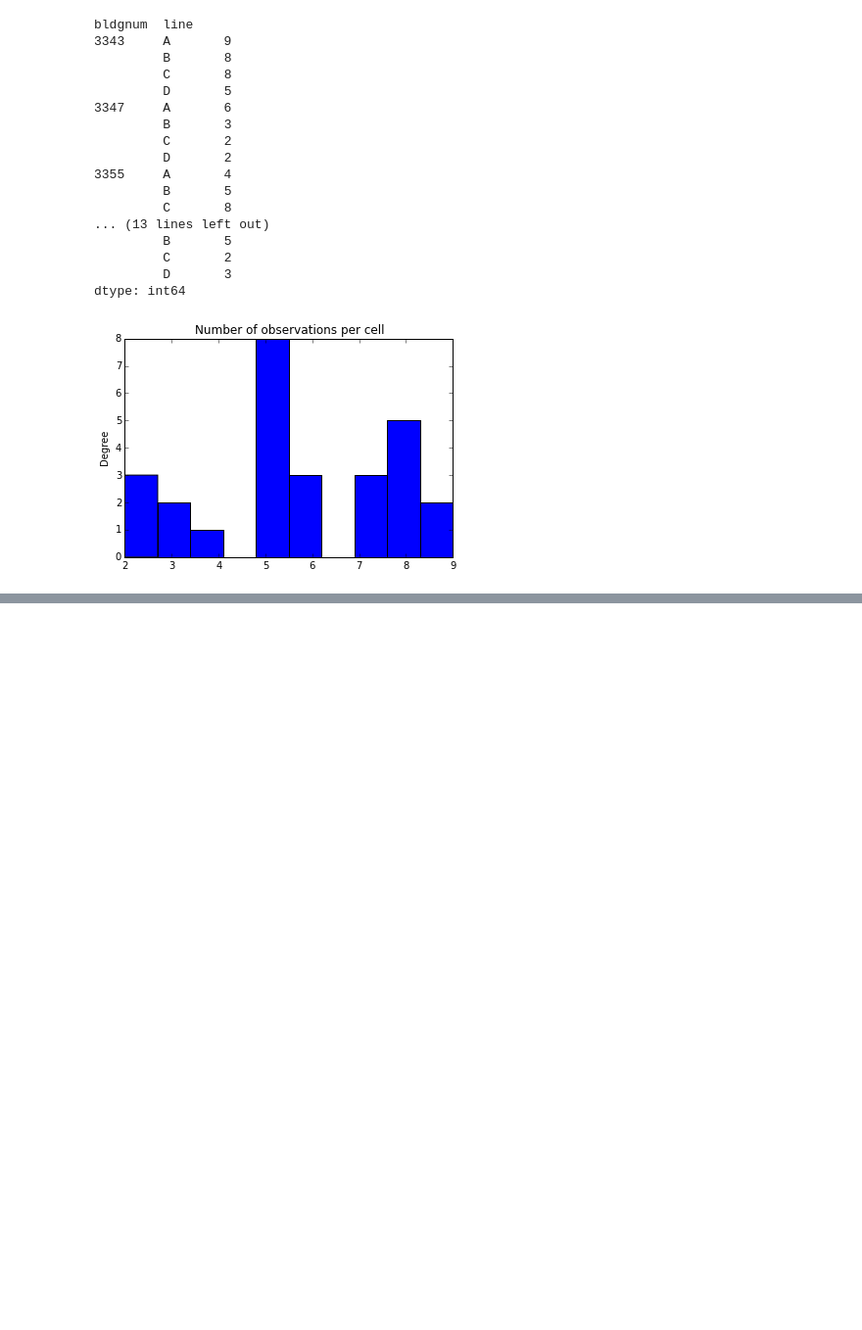
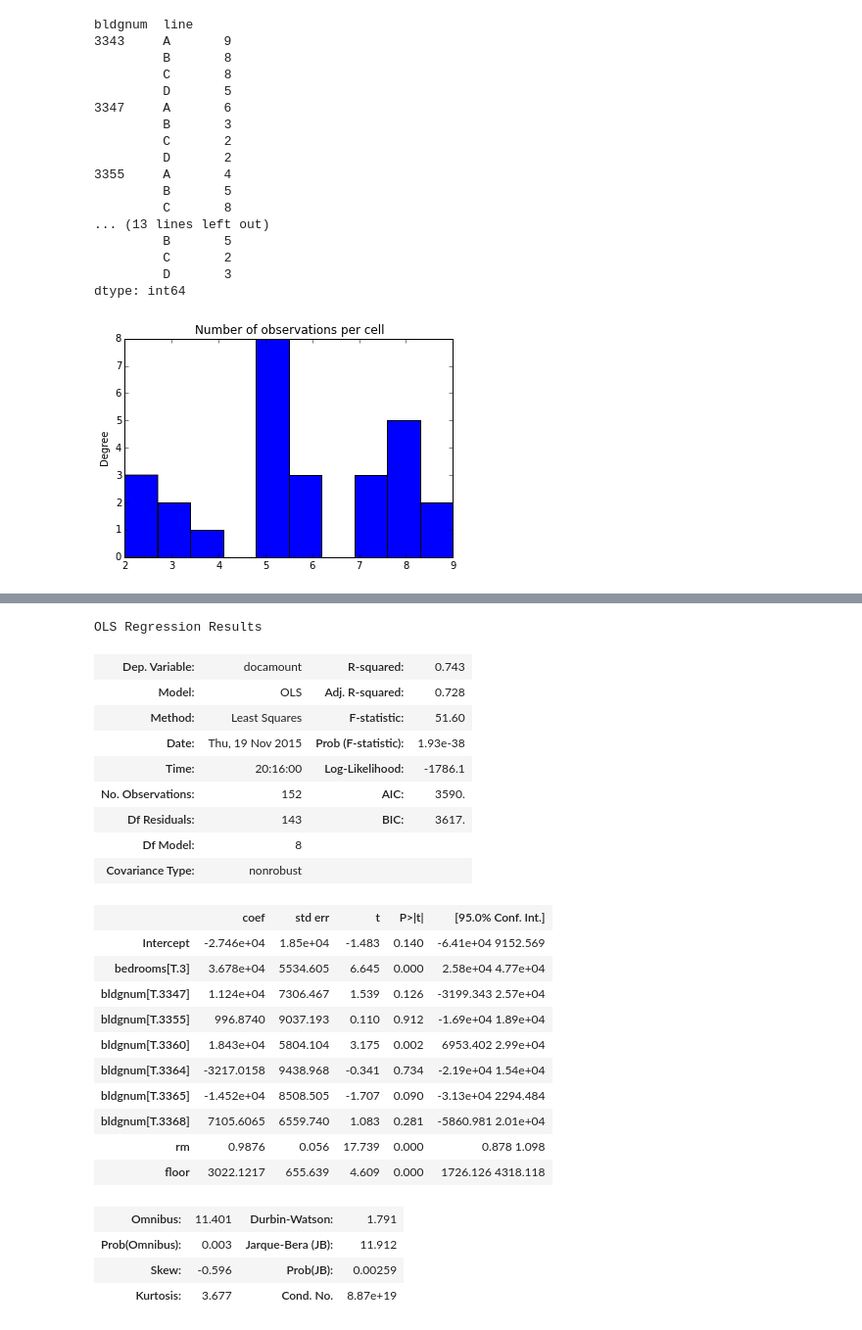
Before and after one commit to Jwerberg/slideruleprojects, a Jupyter notebook: Capstone Milestone Report.ipynb, the cells around one changed output, grey strips where cells are left out. Shown at 98% size. Cells and saved outputs as stored; diff of their text form; code cells hidden in the pictures; blank space fills up the shorter version.

```diff
--- a/Capstone Milestone Report.ipynb
+++ b/Capstone Milestone Report.ipynb
@@ -384,0 +421,29 @@ OLS Regression Results
+# %%
+results = ols(formula="docamount ~ rm + bedrooms + floor + bldgnum", data=sales).fit()
+results.summary()
+# %% [output]
+OLS Regression Results
+| Dep. Variable: | docamount | R-squared: | 0.743 |
+| Model: | OLS | Adj. R-squared: | 0.728 |
+| Method: | Least Squares | F-statistic: | 51.60 |
+| Date: | Thu, 19 Nov 2015 | Prob (F-statistic): | 1.93e-38 |
+| Time: | 20:16:00 | Log-Likelihood: | -1786.1 |
+| No. Observations: | 152 | AIC: | 3590. |
+| Df Residuals: | 143 | BIC: | 3617. |
+| Df Model: | 8 |  |  |
+| Covariance Type: | nonrobust |  |  |
+|  | coef | std err | t | P>|t| | [95.0% Conf. Int.] |
+| Intercept | -2.746e+04 | 1.85e+04 | -1.483 | 0.140 | -6.41e+04 9152.569 |
+| bedrooms[T.3] | 3.678e+04 | 5534.605 | 6.645 | 0.000 | 2.58e+04 4.77e+04 |
+| bldgnum[T.3347] | 1.124e+04 | 7306.467 | 1.539 | 0.126 | -3199.343 2.57e+04 |
+| bldgnum[T.3355] | 996.8740 | 9037.193 | 0.110 | 0.912 | -1.69e+04 1.89e+04 |
+| bldgnum[T.3360] | 1.843e+04 | 5804.104 | 3.175 | 0.002 | 6953.402 2.99e+04 |
+| bldgnum[T.3364] | -3217.0158 | 9438.968 | -0.341 | 0.734 | -2.19e+04 1.54e+04 |
+| bldgnum[T.3365] | -1.452e+04 | 8508.505 | -1.707 | 0.090 | -3.13e+04 2294.484 |
+| bldgnum[T.3368] | 7105.6065 | 6559.740 | 1.083 | 0.281 | -5860.981 2.01e+04 |
+| rm | 0.9876 | 0.056 | 17.739 | 0.000 | 0.878 1.098 |
+| floor | 3022.1217 | 655.639 | 4.609 | 0.000 | 1726.126 4318.118 |
+| Omnibus: | 11.401 | Durbin-Watson: | 1.791 |
+| Prob(Omnibus): | 0.003 | Jarque-Bera (JB): | 11.912 |
+| Skew: | -0.596 | Prob(JB): | 0.00259 |
+| Kurtosis: | 3.677 | Cond. No. | 8.87e+19 |
```
Also changed, not shown: parts of 15 cells of this notebook.
